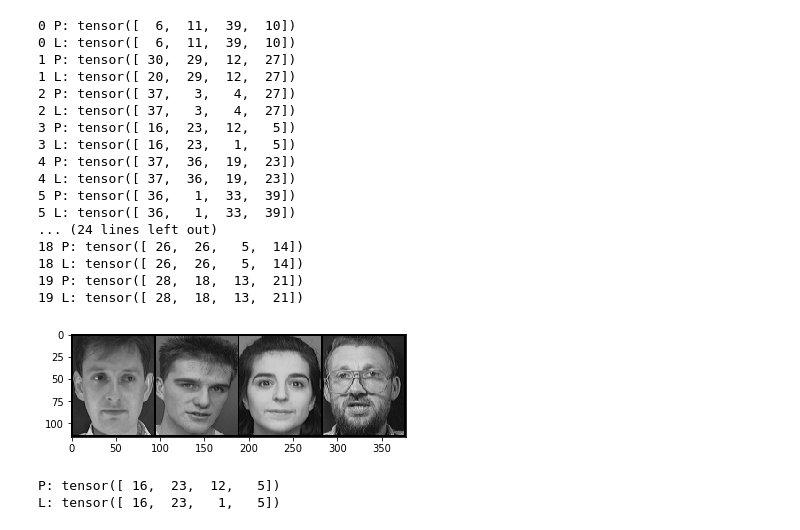
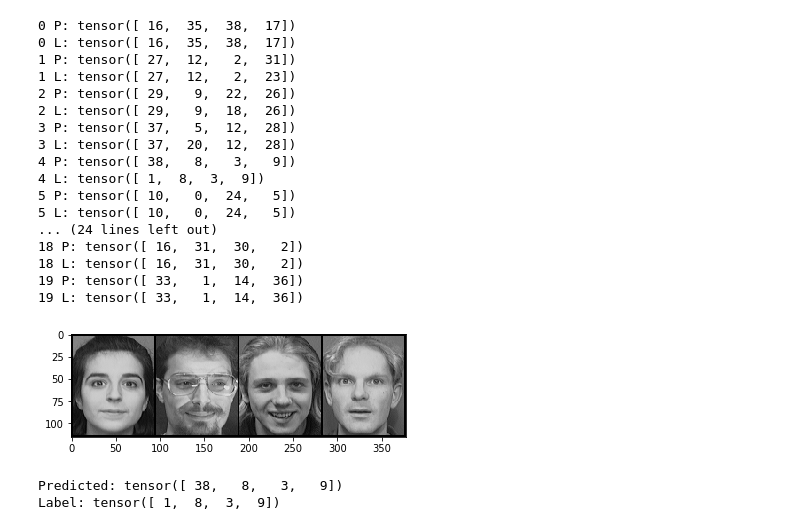
Before and after one commit to gsr-ee/Machine_Learning, a Jupyter notebook: Faces.ipynb, the cells around one changed output. Drawn from its saved outputs; the diff is of its cells as text; code cells hidden in the pictures.

```diff
--- a/Faces.ipynb
+++ b/Faces.ipynb
@@ -9,7 +9,9 @@ import torch.nn as nn
 device = torch.device('cpu')
 # %%
-num_epochs = 12
+#%% Determining the initial parameters:
+num_epochs = 10
 num_classes = 40
 learning_rate = 0.001
 batch_size=8
+test_batch=4
 # %%
@@ -32,6 +38,7 @@ for i, batch in enumerate(train_loader):
 # %%
+#%% Convnet Architecture:
 class ConvNet(nn.Module):
-    def __init__(self, num_classes=40):
+    def __init__(self, num_classes=num_classes):
         super(ConvNet, self).__init__()
         self.layer1 = nn.Sequential(
             nn.Conv2d(3, 12, kernel_size=3, stride=1, padding=1),
@@ -64,7 +71,8 @@ model = ConvNet(num_classes).to(device)
 criterion = nn.CrossEntropyLoss()
 optimizer = torch.optim.Adam(model.parameters(), lr=learning_rate)
 # %%
-# Train the model
+#%% Training the model:
+model.train()
 total_step = len(train_loader)
 for epoch in range(num_epochs):
     for i, (images, labels) in enumerate(train_loader):
@@ -80,7 +88,7 @@ for epoch in range(num_epochs):
         loss.backward()
         optimizer.step()
 
-        if (i+1) % batch_size == 0:
-            print ('Epoch [{}/{}], Step [{}/{}], Loss: {:.4f}'
-                   .format(epoch+1, num_epochs, i+1, total_step, loss.item()))
+        if (i + 1) % batch_size == 0:
+            print('Epoch [{}/{}], Step [{}/{}], Loss: {:.4f}'
+                  .format(epoch + 1, num_epochs, i + 1, total_step, loss.item()))
 # %% [output]
@@ -104,4 +112,5 @@ Epoch [11/12], Step [40/40], Loss: 0.0000
 # %%
-test_set = datasets.ImageFolder(root='test_faces/', transform=transforms.ToTensor() )
-test_loader = DataLoader(test_set, batch_size=4,shuffle=True)
+#%% Loading the test set:
+test_set = datasets.ImageFolder(root='data/test_faces/', transform=transforms.ToTensor() )
+test_loader = DataLoader(test_set, batch_size=test_batch,shuffle=True)
 # %%
@@ -132,4 +143,6 @@ Predicted: tensor([ 11,   0,  28,   6])
 # %%
+#%% Show all labels and predicted labels of the test set:
+model.eval()
 batch=list(test_loader)
 for i in range(len(test_loader)):
     image=batch[i][0]
@@ -137,40 +150,39 @@ for i in range(len(test_loader)):
     image=image.to(device)
     label=label.to(device)
     output=model(image)
-    _, predicted = torch.max(output.data, 1)
-    print('{} P:'.format(i), predicted)
-    print('{} L:'.format(i),label)
+    predicted = torch.argmax(output.data, dim=1)
+    print('{} P:' .format(i), predicted)
+    print('{} L:' .format(i),label)
 # %% [output]
-0 P: tensor([  6,  11,  39,  10])
-0 L: tensor([  6,  11,  39,  10])
-1 P: tensor([ 30,  29,  12,  27])
-1 L: tensor([ 20,  29,  12,  27])
-2 P: tensor([ 37,   3,   4,  27])
-2 L: tensor([ 37,   3,   4,  27])
-3 P: tensor([ 16,  23,  12,   5])
-3 L: tensor([ 16,  23,   1,   5])
-4 P: tensor([ 37,  36,  19,  23])
-4 L: tensor([ 37,  36,  19,  23])
-5 P: tensor([ 36,   1,  33,  39])
-5 L: tensor([ 36,   1,  33,  39])
+0 P: tensor([ 16,  35,  38,  17])
+0 L: tensor([ 16,  35,  38,  17])
+1 P: tensor([ 27,  12,   2,  31])
+1 L: tensor([ 27,  12,   2,  23])
+2 P: tensor([ 29,   9,  22,  26])
+2 L: tensor([ 29,   9,  18,  26])
+3 P: tensor([ 37,   5,  12,  28])
+3 L: tensor([ 37,  20,  12,  28])
+4 P: tensor([ 38,   8,   3,   9])
+4 L: tensor([ 1,  8,  3,  9])
+5 P: tensor([ 10,   0,  24,   5])
+5 L: tensor([ 10,   0,  24,   5])
 ... (24 lines left out)
-18 P: tensor([ 26,  26,   5,  14])
-18 L: tensor([ 26,  26,   5,  14])
-19 P: tensor([ 28,  18,  13,  21])
-19 L: tensor([ 28,  18,  13,  21])
+18 P: tensor([ 16,  31,  30,   2])
+18 L: tensor([ 16,  31,  30,   2])
+19 P: tensor([ 33,   1,  14,  36])
+19 L: tensor([ 33,   1,  14,  36])
 # %%
-image=batch[3][0]
-label=batch[3][1]
+#%% Show a batch:
+image=batch[4][0]
+label=batch[4][1]
 grid=utils.make_grid(image)
 plt.imshow(grid.numpy().transpose((1, 2, 0)))
 plt.show()
-image=image.to(device)
-label=label.to(device)
 output=model(image)
-_, predicted = torch.max(output.data,1)
-print('P:', predicted)
-print('L:',label)
+predicted = torch.argmax(output.data,dim=1)
+print('Predicted:', predicted)
+print('Label:',label)
 # %% [output]
-[figure, old version]
+[figure, new version]
-P: tensor([ 16,  23,  12,   5])
-L: tensor([ 16,  23,   1,   5])
+Predicted: tensor([ 38,   8,   3,   9])
+Label: tensor([ 1,  8,  3,  9])
```
Also changed, not shown: parts of 10 cells of this notebook.
